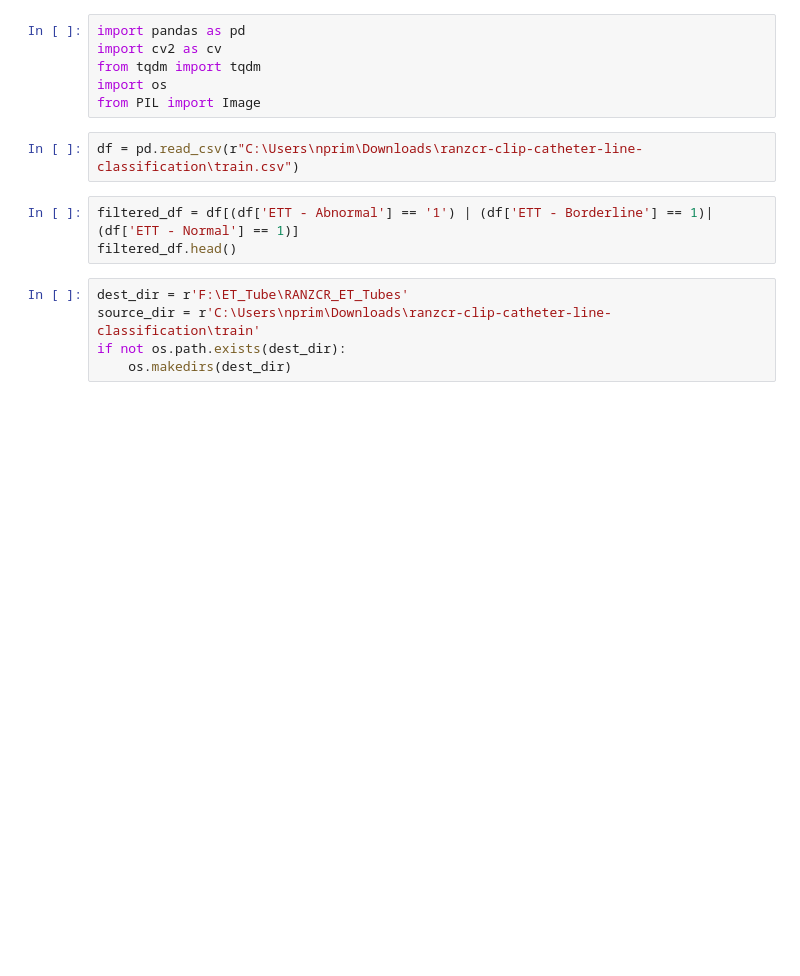
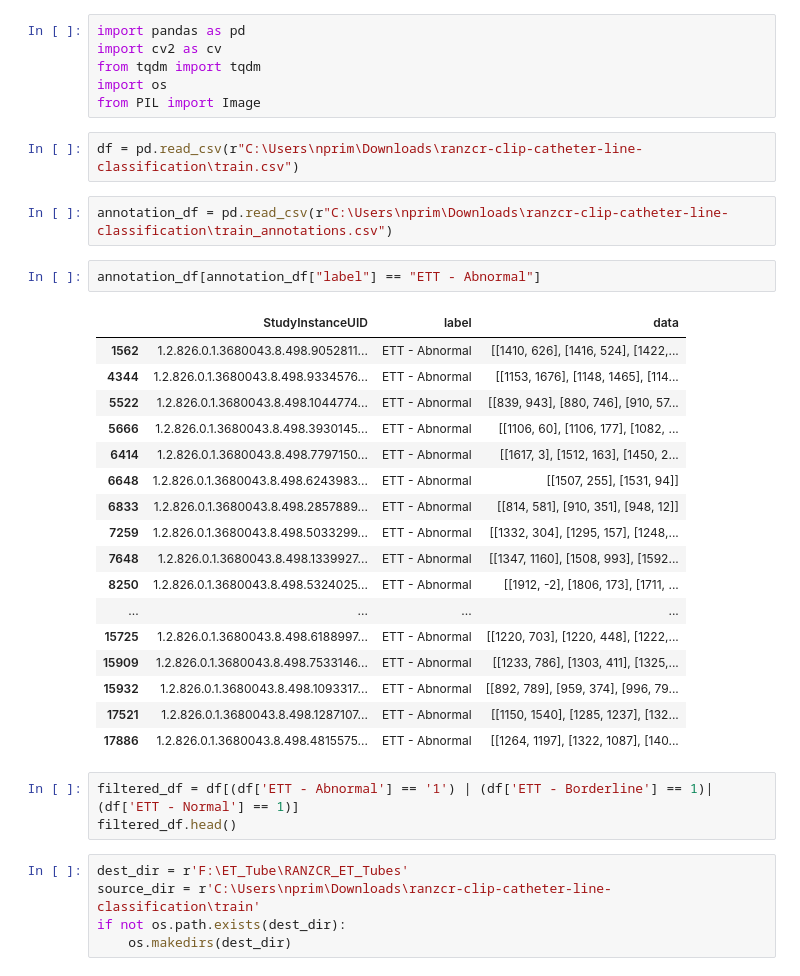
Before and after one commit to nicholasjprimianomd/et_tube, a Jupyter notebook: preprocess.ipynb, the cells around one changed output. Cells and saved outputs as stored; diff of their text form; blank space fills up the shorter version.

```diff
--- a/preprocess.ipynb
+++ b/preprocess.ipynb
@@ -6,6 +6,28 @@ import os
 from PIL import Image
 # %%
 df = pd.read_csv(r"C:\Users\nprim\Downloads\ranzcr-clip-catheter-line-classification\train.csv")
+# %%
+annotation_df = pd.read_csv(r"C:\Users\nprim\Downloads\ranzcr-clip-catheter-line-classification\train_annotations.csv")
+# %%
+annotation_df[annotation_df["label"] == "ETT - Abnormal"]
+# %% [output]
+|  | StudyInstanceUID | label | data |
+| 1562 | 1.2.826.0.1.3680043.8.498.9052811... | ETT - Abnormal | [[1410, 626], [1416, 524], [1422,... |
+| 4344 | 1.2.826.0.1.3680043.8.498.9334576... | ETT - Abnormal | [[1153, 1676], [1148, 1465], [114... |
+| 5522 | 1.2.826.0.1.3680043.8.498.1044774... | ETT - Abnormal | [[839, 943], [880, 746], [910, 57... |
+| 5666 | 1.2.826.0.1.3680043.8.498.3930145... | ETT - Abnormal | [[1106, 60], [1106, 177], [1082, ... |
+| 6414 | 1.2.826.0.1.3680043.8.498.7797150... | ETT - Abnormal | [[1617, 3], [1512, 163], [1450, 2... |
+| 6648 | 1.2.826.0.1.3680043.8.498.6243983... | ETT - Abnormal | [[1507, 255], [1531, 94]] |
+| 6833 | 1.2.826.0.1.3680043.8.498.2857889... | ETT - Abnormal | [[814, 581], [910, 351], [948, 12]] |
+| 7259 | 1.2.826.0.1.3680043.8.498.5033299... | ETT - Abnormal | [[1332, 304], [1295, 157], [1248,... |
+| 7648 | 1.2.826.0.1.3680043.8.498.1339927... | ETT - Abnormal | [[1347, 1160], [1508, 993], [1592... |
+| 8250 | 1.2.826.0.1.3680043.8.498.5324025... | ETT - Abnormal | [[1912, -2], [1806, 173], [1711, ... |
+| ... | ... | ... | ... |
+| 15725 | 1.2.826.0.1.3680043.8.498.6188997... | ETT - Abnormal | [[1220, 703], [1220, 448], [1222,... |
+| 15909 | 1.2.826.0.1.3680043.8.498.7533146... | ETT - Abnormal | [[1233, 786], [1303, 411], [1325,... |
+| 15932 | 1.2.826.0.1.3680043.8.498.1093317... | ETT - Abnormal | [[892, 789], [959, 374], [996, 79... |
+| 17521 | 1.2.826.0.1.3680043.8.498.1287107... | ETT - Abnormal | [[1150, 1540], [1285, 1237], [132... |
+| 17886 | 1.2.826.0.1.3680043.8.498.4815575... | ETT - Abnormal | [[1264, 1197], [1322, 1087], [140... |
 # %%
 filtered_df = df[(df['ETT - Abnormal'] == '1') | (df['ETT - Borderline'] == 1)| (df['ETT - Normal'] == 1)]
 filtered_df.head()
```
Also changed, not shown: parts of 1 cell of this notebook, 1 other file.
